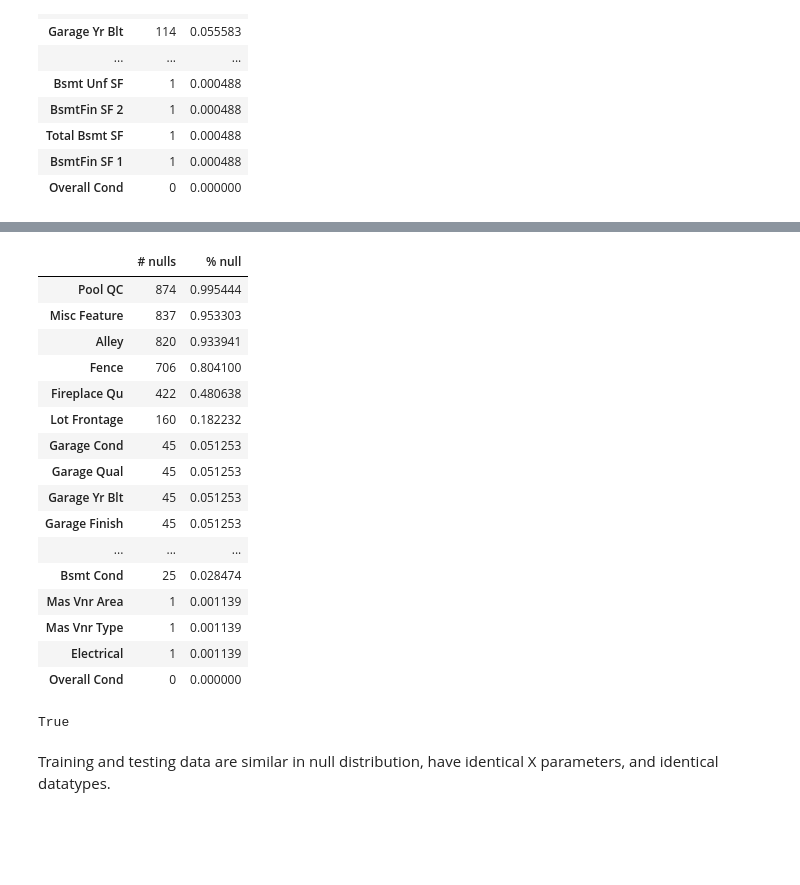
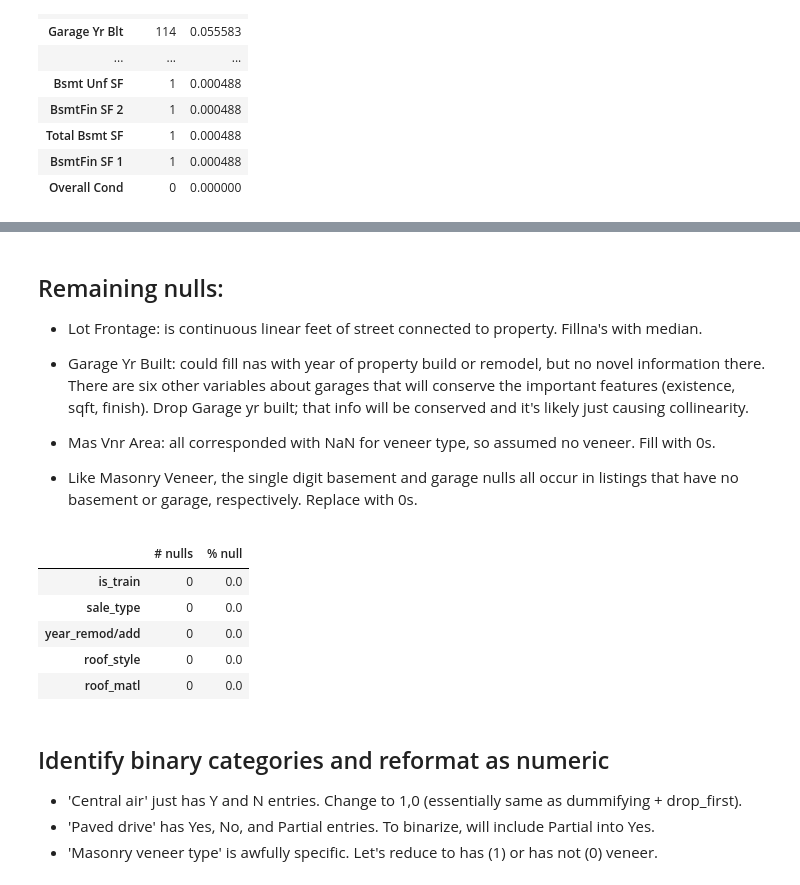
Before and after one commit to welcometohelen/firstkaggle_ames_housing, a Jupyter notebook: Project2_Take_Two.ipynb, the cells around one changed output, grey strips where cells are left out. Cells and saved outputs as stored; diff of their text form; code cells hidden in the pictures; blank space fills up the shorter version.

```diff
--- a/Project2_Take_Two.ipynb
+++ b/Project2_Take_Two.ipynb
@@ -121,0 +134,3 @@ missing_train.head(27)
+# %%
+#merge all but saleprice
+allofit = pd.concat((training.drop(columns='saleprice'), testing))
@@ -122,29 +223,36 @@ missing_train.head(27)
+# %% [markdown]
+## Remaining nulls:
+* Lot Frontage: is continuous linear feet of street connected to property.  Fillna's with median.
+
+* Garage Yr Built: could fill nas with year of property build or remodel, but no novel information there.  There are six other variables about garages that will conserve the important features (existence, sqft, finish).  Drop Garage yr built; that info will be conserved and it's likely just causing collinearity.
+
+* Mas Vnr Area: all corresponded with NaN for veneer type, so assumed no veneer.  Fill with 0s.
+
+* Like Masonry Veneer, the single digit basement and garage nulls all occur in listings that have no basement or garage, respectively.  Replace with 0s.
+# %%
+allofit['lot_frontage'] = allofit['lot_frontage'].fillna(allofit.loc[allofit['is_train']==1]['lot_frontage'].median())
+# %%
+allofit.drop(columns='garage_yr_blt', inplace=True)
+# %%
+continuous_fill_0 = ['mas_vnr_area','bsmt_half_bath','bsmt_full_bath','bsmtfin_sf_1',
+                         'bsmtfin_sf_2','total_bsmt_sf','bsmt_unf_sf','garage_cars','garage_area']
+
+allofit[continuous_fill_0] = allofit[continuous_fill_0].fillna(0)
 # %%
-nulls= testing.isnull().sum().sort_values(ascending=False)
-perc= (testing.isnull().sum()/testing.isnull().count()).sort_values(ascending=False)
-missing_test= pd.concat([nulls, perc],axis=1, keys=['# nulls', '% null'])
-missing_test.head(20)
+#source 2
+nulls= allofit.isnull().sum().sort_values(ascending=False)
+perc= (allofit.isnull().sum()/allofit.isnull().count()).sort_values(ascending=False)
+missing_data= pd.concat([nulls, perc],axis=1, keys=['# nulls', '% null'])
+missing_data.head()
 # %% [output]
 |  | # nulls | % null |
-| Pool QC | 874 | 0.995444 |
-| Misc Feature | 837 | 0.953303 |
-| Alley | 820 | 0.933941 |
-| Fence | 706 | 0.804100 |
-| Fireplace Qu | 422 | 0.480638 |
-| Lot Frontage | 160 | 0.182232 |
-| Garage Cond | 45 | 0.051253 |
-| Garage Qual | 45 | 0.051253 |
-| Garage Yr Blt | 45 | 0.051253 |
-| Garage Finish | 45 | 0.051253 |
-| ... | ... | ... |
-| Bsmt Cond | 25 | 0.028474 |
-| Mas Vnr Area | 1 | 0.001139 |
-| Mas Vnr Type | 1 | 0.001139 |
-| Electrical | 1 | 0.001139 |
-| Overall Cond | 0 | 0.000000 |
+| is_train | 0 | 0.0 |
+| sale_type | 0 | 0.0 |
+| year_remod/add | 0 | 0.0 |
+| roof_style | 0 | 0.0 |
+| roof_matl | 0 | 0.0 |
-# %%
-testing.columns.equals(training.columns.drop('SalePrice'))
-# %% [output]
-True
-# %% [markdown]
-Training and testing data are similar in null distribution, have identical X parameters, and identical datatypes.
+# %% [markdown]
+## Identify binary categories and reformat as numeric
+* 'Central air' just has Y and N entries.  Change to 1,0 (essentially same as dummifying + drop_first).
+* 'Paved drive' has Yes, No, and Partial entries.  To binarize, will include Partial into Yes.
+* 'Masonry veneer type' is awfully specific.  Let's reduce to has (1) or has not (0) veneer.
```
Also changed, not shown: parts of 31 cells of this notebook, 1 other file.
